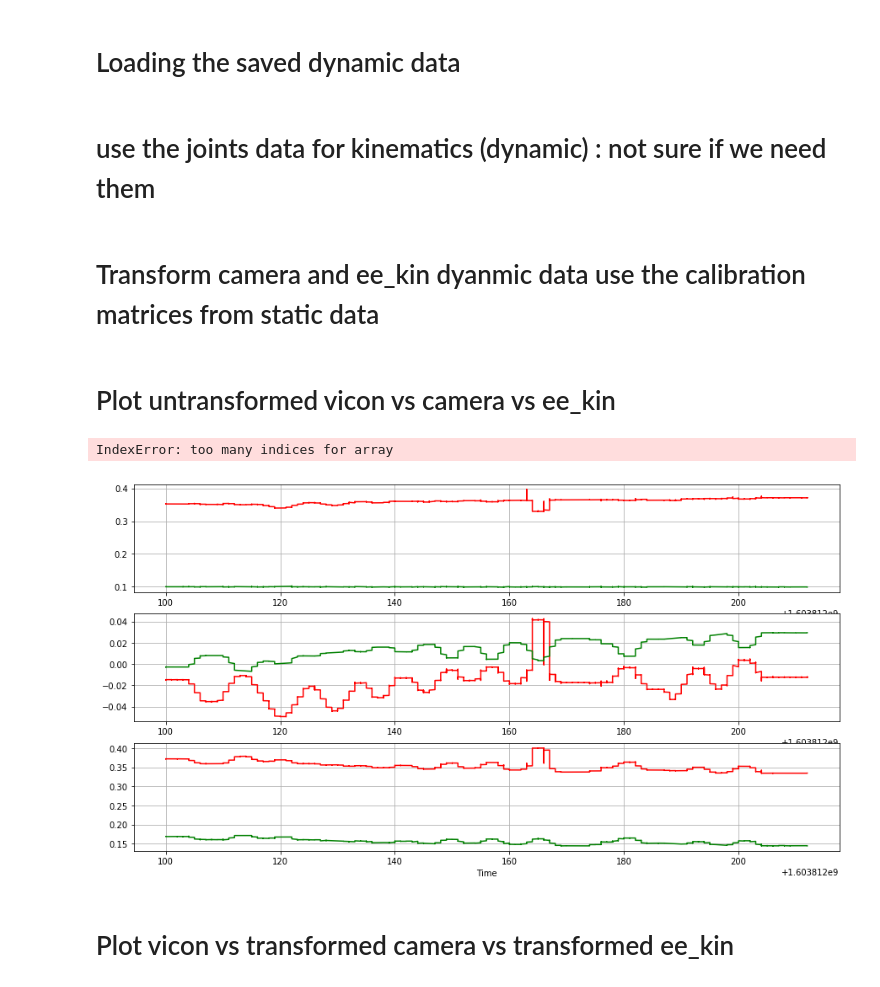
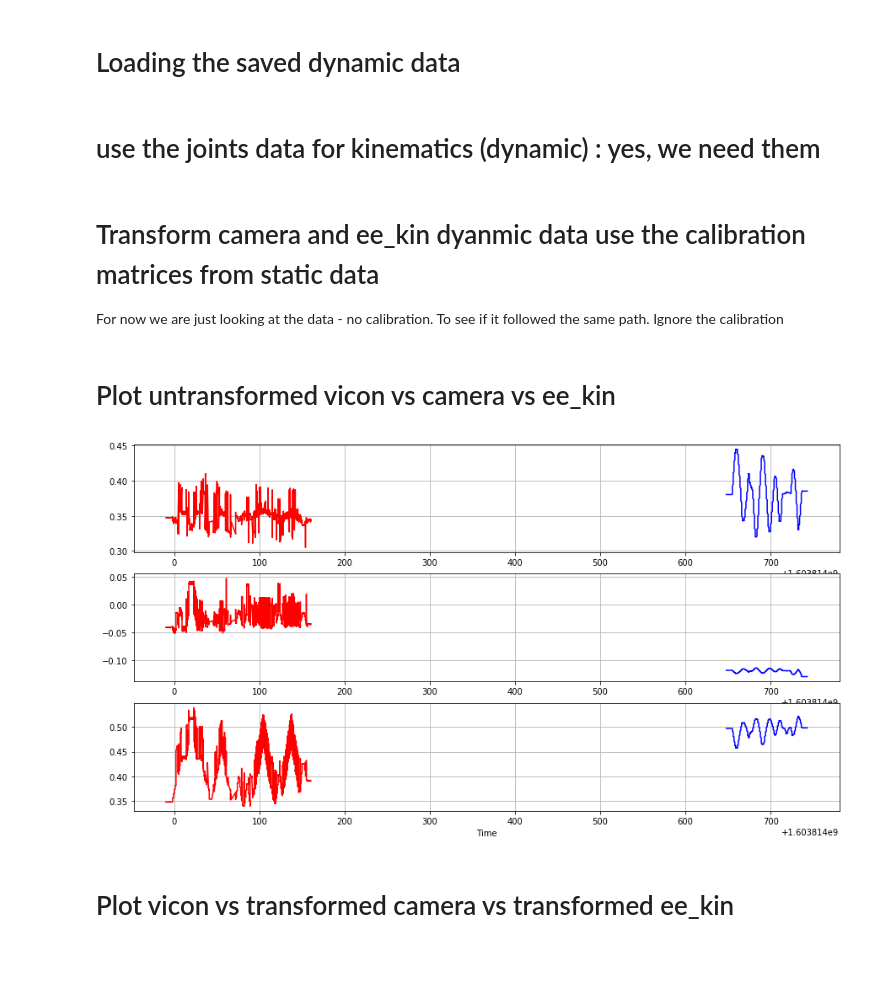
Before and after one commit to ZimmieSj/ut-kinematics, a Jupyter notebook: notebooks/CalibrationPlot_eachXYZ.ipynb, the cells around one changed output. Drawn from its saved outputs; the diff is of its cells as text; code cells hidden in the pictures; blank space fills up the shorter version.

Commit message:
Edited dynamics 3d plots with many questions/ comments

```diff
--- a/notebooks/CalibrationPlot_eachXYZ.ipynb
+++ b/notebooks/CalibrationPlot_eachXYZ.ipynb
@@ -218,7 +234,7 @@ for i,bag in enumerate(robobags_dyna): # loop over robot bags
     robot_dynaXpos = []
     robot_dynaYpos = []
     robot_dynaZpos = []
-    robotbag_Tagtime_dna = []
+    robotbag_Tagtime_dyna = [] # \this was spelt wrong
     for topi, msgs, tym in rdbag.read_messages(topics=['/tag_detections']): # extract data
         try:
             robot_dynaXpos.append(msgs.detections[0].pose.pose.pose.position.x)
@@ -260,20 +276,24 @@ tv = []
 for i in range(len(vicobags_dyna)):
     vicon_dy = np.load(data_path+'vicon_dynaPosArr%d.npy'%i)
     vicon_dylist.append(vicon_dy)
-    v_time = np.load(data_path+'viconbag_time%d.npy'%i)
+    v_time = np.load(data_path+'viconbag_time_dyna%d.npy'%i) # Name was wrong. missing dyna
     tv.append(v_time)
 
     robot_dy = np.load(data_path+'robot_dynaPosArr%d.npy'%i)
     camera_dylist.append(robot_dy)
-    c_time = np.load(data_path+'robotbag_Tagtime%d.npy'%i)
+    c_time = np.load(data_path+'robotbag_Tagtime_dyna%d.npy'%i) # Name was wrong. missing dyna
     tc.append(c_time)
 
     RobotKin_dy = np.load(data_path+'ja_array_dyna%d.npy'%i)
     kinematics_list_dyna.append(RobotKin_dy)
     k_time = np.load(data_path+'robotbag_Jointstime_dyna%d.npy'%i)
     tk.append(k_time)
+
+# NB: your naming conventions are sloppy, which introduces incosistency and errors, try to be simple and stick to the same conventions throughout.
+# Even when you label your data/ bag files. It makes your life easier, and you spend less time wasting on issues like this. It's shorter to spend more time organising your code and files
+# than to figuring out what is going wrong in a mess.
 # %% [markdown]
-# use the joints data for kinematics (dynamic) : not sure if we need them
+# use the joints data for kinematics (dynamic) : yes, we need them
 # %%
 robot = URDF.from_xml_file('robot.urdf')
 links = [rl.name for rl in robot.links]
@@ -290,4 +310,6 @@ for dy in kinematics_list_dyna:
 np.save(data_path+'BaseTo_ee_xyz_dyna%d.npy'%i, BaseTo_ee_xyz_dyna)
 # %% [markdown]
 # Transform camera and ee_kin dyanmic data use the calibration matrices from static data
+
+For now we are just looking at the data - no calibration. To see if it followed the same path. Ignore the calibration
 # %%
@@ -304,30 +326,35 @@ for i in range(len(vicon_dylist)):
 # %%
 
 fig, axs = plt.subplots(3,figsize =(15,8))
 plt.xlabel('Time')
 axs[0].grid()
 axs[1].grid()
 axs[2].grid()
 
 #Plot vicon data
 axs[0].plot((tv[3]),vicon_dylist[3][:,0],c='r')
 axs[1].plot((tv[3]),vicon_dylist[3][:,1],c='r')
 axs[2].plot((tv[3]),vicon_dylist[3][:,2],c='r')
 
-#Plot camera data
-axs[0].plot((tc[3]),camera_dylist[3][:,0],c='g')
-axs[1].plot((tc[3]),camera_dylist[3][:,1],c='g')
-axs[2].plot((tc[3]),camera_dylist[3][:,2],c='g')
+# #Plot camera data - I don't think camera data tells us much - so ignore it for now
+# axs[0].plot((tc[3]),camera_dylist[3][:,0],c='g')
+# axs[1].plot((tc[3]),camera_dylist[3][:,1],c='g')
+# axs[2].plot((tc[3]),camera_dylist[3][:,2],c='g')
 
 #Plot kinematics data
-axs[0].plot((tk[1]),BaseTo_ee_xyz[1][:,0],c='b')
-axs[1].plot((tk[1]),BaseTo_ee_xyz[1][:,1],c='b')
-axs[2].plot((tk[1]),BaseTo_ee_xyz[1][:,2],c='b')
+axs[0].plot((tk[1]),BaseTo_ee_xyz_dyna[1][:,0],c='b') # Standardardise your naming conventions. - you were missing the dyna
+axs[1].plot((tk[1]),BaseTo_ee_xyz_dyna[1][:,1],c='b') # I like the vicon_dylist, camera_dy_list version above
+axs[2].plot((tk[1]),BaseTo_ee_xyz_dyna[1][:,2],c='b')
+
+# Remember what I said about axis limits? Where are they?!
+
+# Why are you plotting the 3rd bag for vicon, and the 1st bag for robot ee? Were they unsorted?
+
+#So nothing is lined up (we don't expect it to be) - and it doesn't look easy to see. We will need a 3D plot of the trajectories.
 
 plt.show()
 # %% [output]
-IndexError: too many indices for array
-[figure, old version]
+[figure, new version]
 # %% [markdown]
 # Plot vicon vs  transformed camera vs transformed ee_kin
 # %%
```
Also changed, not shown: parts of 13 cells of this notebook.
